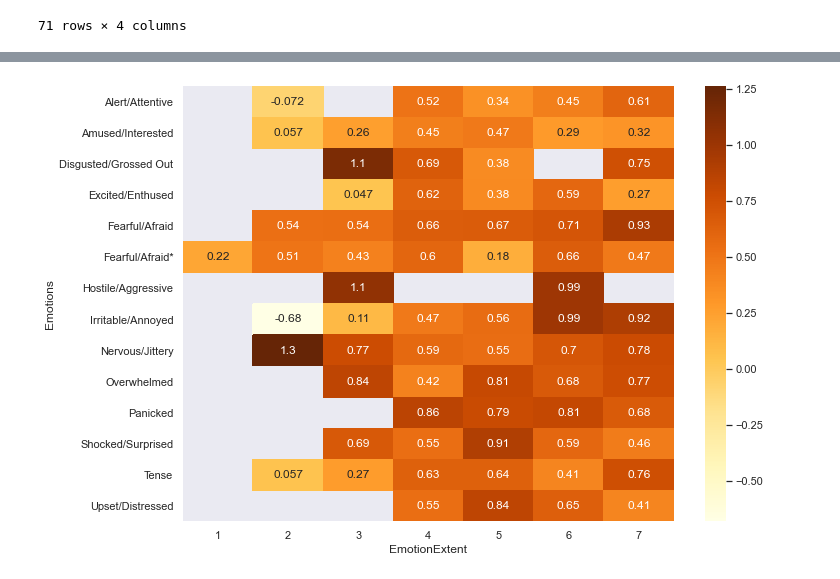
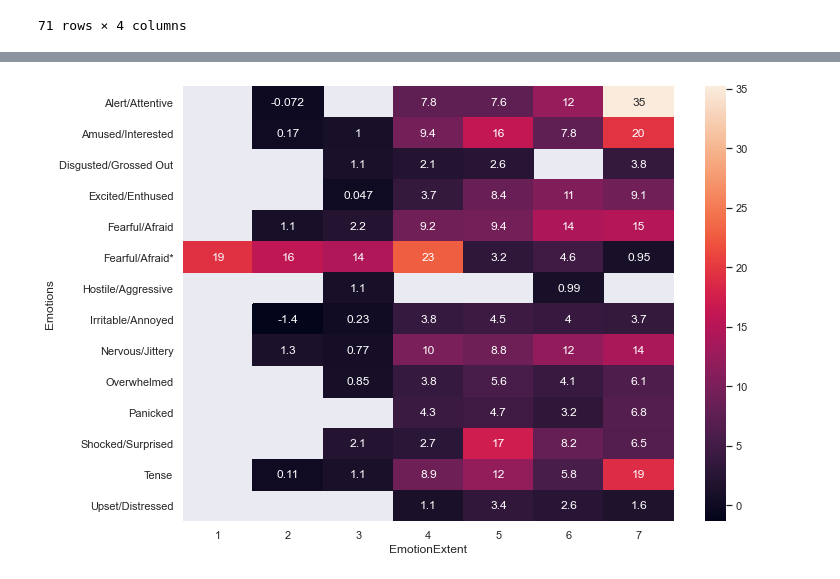
Before and after one commit to JoanneStasiak/JupyterNotebook, a Jupyter notebook: R Notebooks/FrightNight/FN-py.ipynb, the cells around one changed output, grey strips where cells are left out. Saved outputs shown, nothing was run; the diff lists cells and outputs as text; code cells hidden in the pictures.

```diff
--- a/R Notebooks/FrightNight/FN-py.ipynb
+++ b/R Notebooks/FrightNight/FN-py.ipynb
@@ -47,0 +161,7 @@ data
+# %%
+os.chdir("C:\\Users\\joann\\Downloads\\JupyterNotebook\\R Notebooks\\FrightNight")
+df2 = pd.read_csv("3dHeatmap.csv")
+# df2=df2.drop(['Other-disoriented', 'Other-Disinterest', 'Other - at ease'])
+df2=df2[df2.Emotions != 'Other-disoriented']
+df2=df2[df2.Emotions != 'Other-Disinterest']
+df2=df2[df2.Emotions != 'Other - at ease']
@@ -47,0 +199,3 @@ data
+# %%
+sns.set(rc={'figure.figsize':(11,8)})
+display=sns.heatmap(data2, annot=True, cmap="YlOrBr")
@@ -47,0 +206,3 @@ data
+# %%
+df2["Weighted"]=df2["Count"] * df2["hrAvg"]
+df2
@@ -48,6 +223,6 @@ data
 # %%
-data=pd.pivot_table(data, values = "HRzScore",index=["Emotions"], columns=["EmotionExtent"], aggfunc='mean')
-data
+data4=pd.pivot_table(df2, values = "Weighted",index=["Emotions"], columns=["EmotionExtent"])
+data4
 # %% [output]
 | EmotionExtent | 1 | 2 | 3 | 4 | 5 | 6 | 7 |
 | Emotions |  |  |  |  |  |  |  |
@@ -72,5 +243,5 @@ display=sns.heatmap(data)
 # %%
 sns.set(rc={'figure.figsize':(11,8)})
-display=sns.heatmap(data, annot=True, cmap="YlOrBr")
+display=sns.heatmap(data4, annot=True, cmap="rocket")
 # %% [output]
-[figure, old version]
+[figure, new version]
```
Also changed, not shown: parts of 38 cells of this notebook, 5 other files.
